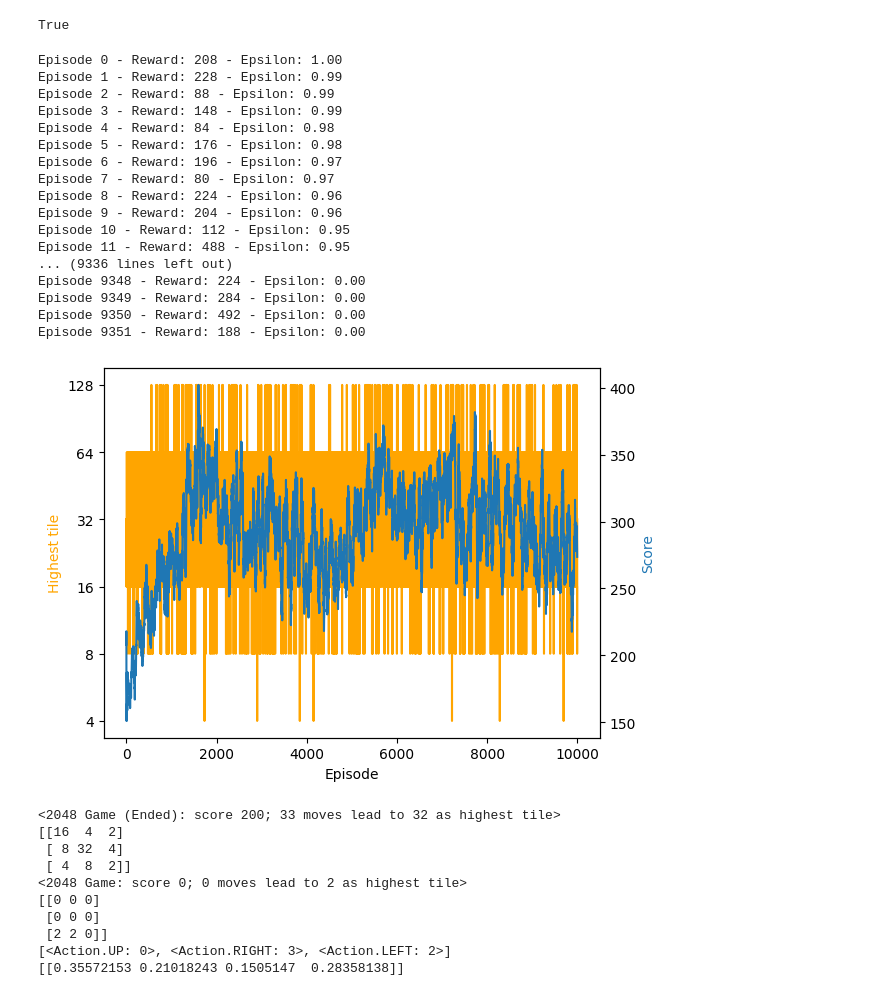
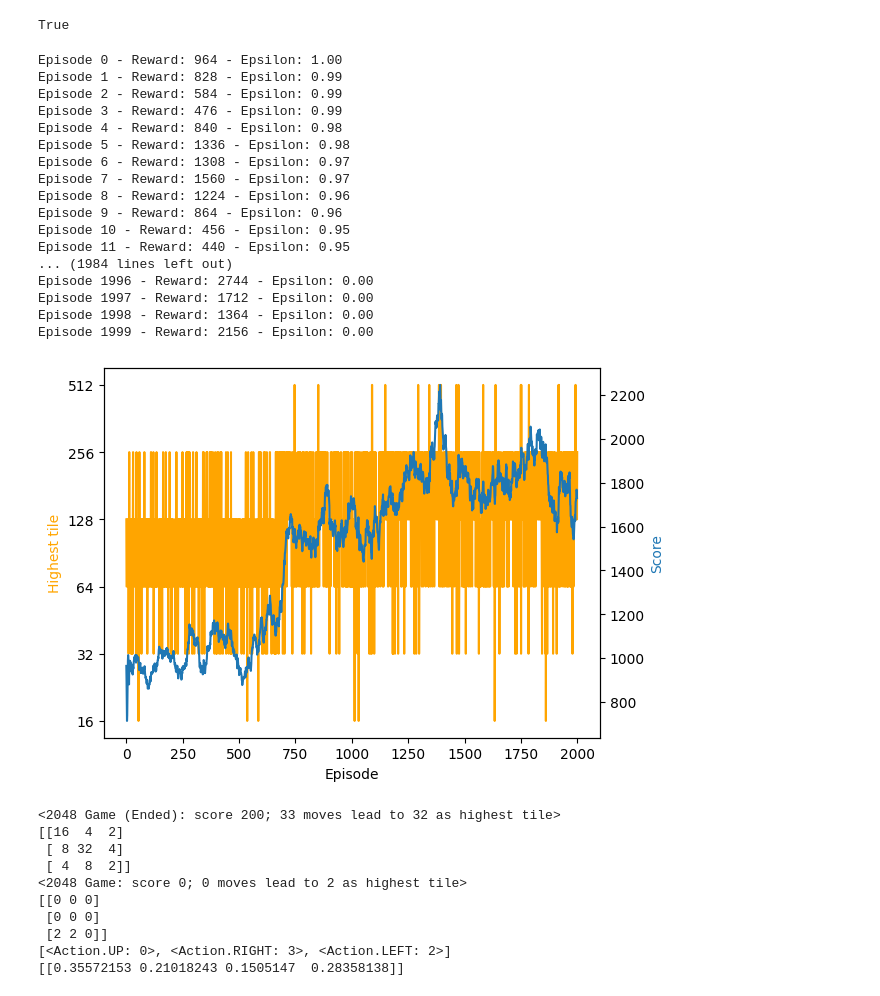
Before and after one commit to andreasmz/rlproject, a Jupyter notebook: rl/algorithms/Q-Learning.ipynb, the cells around one changed output. Cells and saved outputs as stored; diff of their text form; code cells hidden in the pictures.

```diff
--- a/rl/algorithms/Q-Learning.ipynb
+++ b/rl/algorithms/Q-Learning.ipynb
@@ -88,7 +88,7 @@ class DQNAgent:
                 epsilon_min = 0.001,
                ) -> None:
         self.env = env
-        self.device = torch.device("cuda" if torch.cuda.is_available() else "cpu")
+        self.device = "cpu" #torch.device("cuda" if torch.cuda.is_available() else "cpu")
         self.model = DQN(grid_shape=env.game.grid.shape, action_space=env.action_space, device=self.device)
         self.target_model = DQN(grid_shape=env.game.grid.shape, action_space=env.action_space, device=self.device)
         self.target_model.load_state_dict(self.model.state_dict())
@@ -112,17 +112,17 @@ class DQNAgent:
         mask = np.array([(1 if a in possible_moves else 0) for a in Action])
         if np.random.rand() < self.epsilon:
             return self.env.action_space.sample(mask=mask)
-        return self.model.predict_action(self.env.game.grid, mask=mask)[0]
+        return self.model.predict_action(self.env.game.grid_stacks, mask=mask)[0]
 
     def predict_greedy(self) -> Action:
         possible_moves = self.env.game.get_moves()
         mask = np.array([(1 if a in possible_moves else 0) for a in Action])
-        return self.model.predict_action(self.env.game.grid, mask=mask)[0]
+        return self.model.predict_action(self.env.game.grid_stacks, mask=mask)[0]
 
     def get_probs(self) -> np.ndarray:
         possible_moves = self.env.game.get_moves()
         mask = np.array([(1 if a in possible_moves else 0) for a in Action])
-        return self.model.predict_action(self.env.game.grid, mask=mask)[1]
+        return self.model.predict_action(self.env.game.grid_stacks, mask=mask)[1]
 
     def train_step(self):
         if len(self.memory) < self.batch_size:
@@ -151,58 +151,58 @@ class DQNAgent:
     def decay_epsilon(self):
         self.epsilon = max(self.epsilon_min, self.epsilon * (1 - self.epsilon_decay))
 
-env = gym2048.Env2048(shape=(3,3))
+env = gym2048.Env2048(shape=(4,4))
 agent = DQNAgent(env=env)
 scores = []
 highest_tiles = []
 move_counts = []
 
-for episode in range(10000):
+for episode in range(2000):
     obs, info = env.reset()
     done = False
 
     while not done:
         done = agent.step()
         agent.train_step()
 
     print(f"Episode {episode} - Reward: {env.game.score} - Epsilon: {agent.epsilon:.2f}")
     agent.decay_epsilon()
 
     scores.append(env.game.score)
     highest_tiles.append(env.game.highest_tile)
     move_counts.append(env.game.move_count)
 
 ax1 = plt.subplot()
 ax2 = ax1.twinx()
 p1 = ax1.plot(np.log2(highest_tiles), label="Highest tile", c="orange")
 p2 = ax2.plot([np.mean(scores[max(0,i-50):i]) for i in range(1,len(scores))], label="Scores")
 ax1.set_xlabel("Episode")
 ax1.set_ylabel("Highest tile")
 ax2.set_ylabel("Score")
 ax1.yaxis.label.set_color(p1[0].get_color())
 ax2.yaxis.label.set_color(p2[0].get_color())
 ax1.yaxis.set_major_formatter(FuncFormatter(lambda x, pos: f"{2**x:n}"))
 ax1.yaxis.set_major_locator(MaxNLocator(integer=True))
 plt.show()
 # %% [output]
-Episode 0 - Reward: 208 - Epsilon: 1.00
-Episode 1 - Reward: 228 - Epsilon: 0.99
-Episode 2 - Reward: 88 - Epsilon: 0.99
-Episode 3 - Reward: 148 - Epsilon: 0.99
-Episode 4 - Reward: 84 - Epsilon: 0.98
-Episode 5 - Reward: 176 - Epsilon: 0.98
-Episode 6 - Reward: 196 - Epsilon: 0.97
-Episode 7 - Reward: 80 - Epsilon: 0.97
-Episode 8 - Reward: 224 - Epsilon: 0.96
-Episode 9 - Reward: 204 - Epsilon: 0.96
-Episode 10 - Reward: 112 - Epsilon: 0.95
-Episode 11 - Reward: 488 - Epsilon: 0.95
-... (9336 lines left out)
-Episode 9348 - Reward: 224 - Epsilon: 0.00
-Episode 9349 - Reward: 284 - Epsilon: 0.00
-Episode 9350 - Reward: 492 - Epsilon: 0.00
-Episode 9351 - Reward: 188 - Epsilon: 0.00
+Episode 0 - Reward: 964 - Epsilon: 1.00
+Episode 1 - Reward: 828 - Epsilon: 0.99
+Episode 2 - Reward: 584 - Epsilon: 0.99
+Episode 3 - Reward: 476 - Epsilon: 0.99
+Episode 4 - Reward: 840 - Epsilon: 0.98
+Episode 5 - Reward: 1336 - Epsilon: 0.98
+Episode 6 - Reward: 1308 - Epsilon: 0.97
+Episode 7 - Reward: 1560 - Epsilon: 0.97
+Episode 8 - Reward: 1224 - Epsilon: 0.96
+Episode 9 - Reward: 864 - Epsilon: 0.96
+Episode 10 - Reward: 456 - Epsilon: 0.95
+Episode 11 - Reward: 440 - Epsilon: 0.95
+... (1984 lines left out)
+Episode 1996 - Reward: 2744 - Epsilon: 0.00
+Episode 1997 - Reward: 1712 - Epsilon: 0.00
+Episode 1998 - Reward: 1364 - Epsilon: 0.00
+Episode 1999 - Reward: 2156 - Epsilon: 0.00
-[figure, old version]
+[figure, new version]
 # %%
 print(env.game)
 for i in range(10):
```
Also changed, not shown: parts of 5 cells of this notebook.
